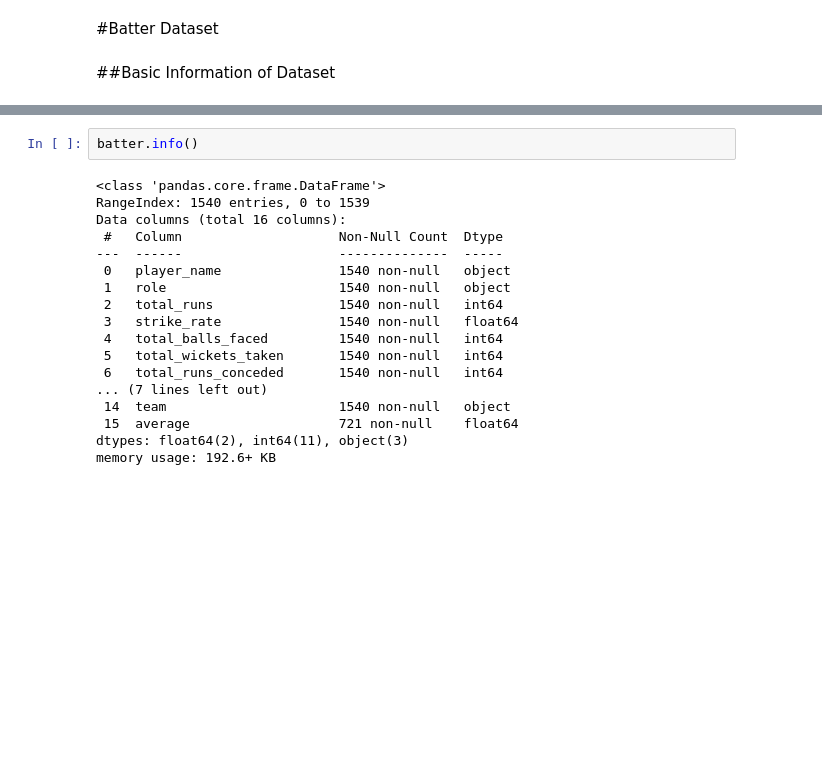
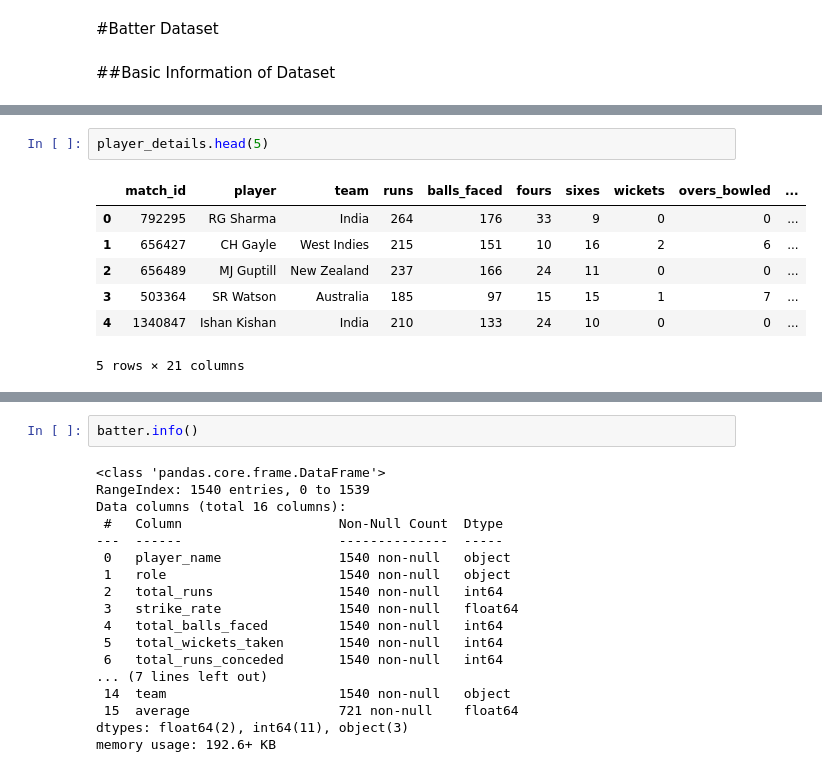
Before and after one commit to nitinlodhi019/ODI_Cricket_Data_Analysis, a Jupyter notebook: ODI_Cricket_Data_Analysis.ipynb, the cells around one changed output, grey strips where cells are left out. Saved outputs shown, nothing was run; the diff lists cells and outputs as text; blank space fills up the shorter version.

```diff
--- a/ODI_Cricket_Data_Analysis.ipynb
+++ b/ODI_Cricket_Data_Analysis.ipynb
@@ -28,0 +34,10 @@ batter.shape
+# %%
+player_details.head(5)
+# %% [output]
+|  | match_id | player | team | runs | balls_faced | fours | sixes | wickets | overs_bowled | ... |
+| 0 | 792295 | RG Sharma | India | 264 | 176 | 33 | 9 | 0 | 0 | ... |
+| 1 | 656427 | CH Gayle | West Indies | 215 | 151 | 10 | 16 | 2 | 6 | ... |
+| 2 | 656489 | MJ Guptill | New Zealand | 237 | 166 | 24 | 11 | 0 | 0 | ... |
+| 3 | 503364 | SR Watson | Australia | 185 | 97 | 15 | 15 | 1 | 7 | ... |
+| 4 | 1340847 | Ishan Kishan | India | 210 | 133 | 24 | 10 | 0 | 0 | ... |
+5 rows × 21 columns
```
Also changed, not shown: parts of 10 cells of this notebook.
